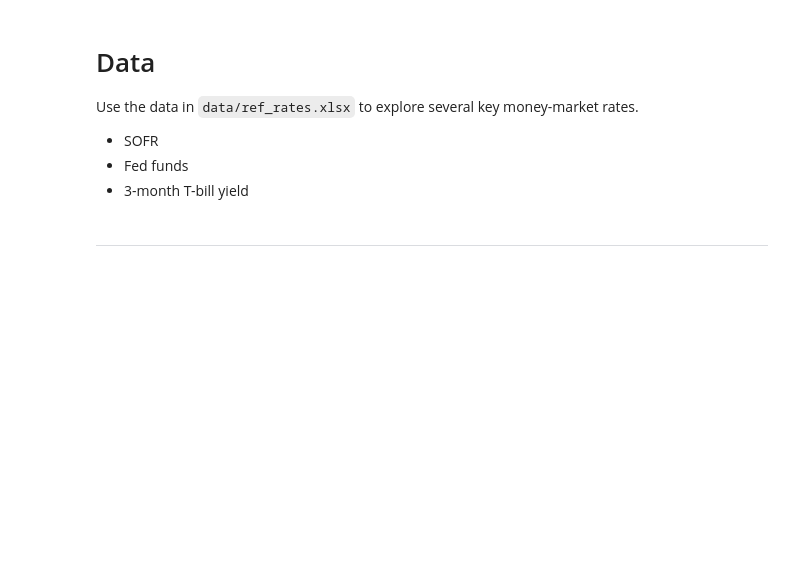
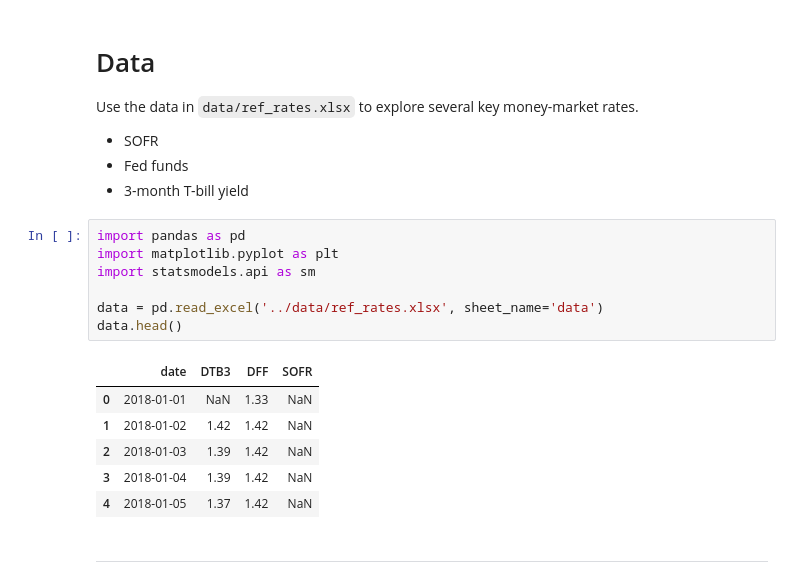
Before and after one commit to dakshox/drw-prework-2025, a Jupyter notebook: assignments/Assignment 3.1 - Money Market Rates.ipynb, the cells around one changed output. Cells and saved outputs as stored; diff of their text form; blank space fills up the shorter version.

```diff
--- a/assignments/Assignment 3.1 - Money Market Rates.ipynb
+++ b/assignments/Assignment 3.1 - Money Market Rates.ipynb
@@ -14,6 +14,20 @@ Use the data in `data/ref_rates.xlsx` to explore several key money-market rates.
 * SOFR
 * Fed funds
 * 3-month T-bill yield
+# %%
+import pandas as pd
+import matplotlib.pyplot as plt
+import statsmodels.api as sm
+
+data = pd.read_excel('../data/ref_rates.xlsx', sheet_name='data')
+data.head()
+# %% [output]
+|  | date | DTB3 | DFF | SOFR |
+| 0 | 2018-01-01 | NaN | 1.33 | NaN |
+| 1 | 2018-01-02 | 1.42 | 1.42 | NaN |
+| 2 | 2018-01-03 | 1.39 | 1.42 | NaN |
+| 3 | 2018-01-04 | 1.39 | 1.42 | NaN |
+| 4 | 2018-01-05 | 1.37 | 1.42 | NaN |
 # %% [markdown]
 ***
 # %% [markdown]
```
Also changed, not shown: parts of 14 cells of this notebook.
